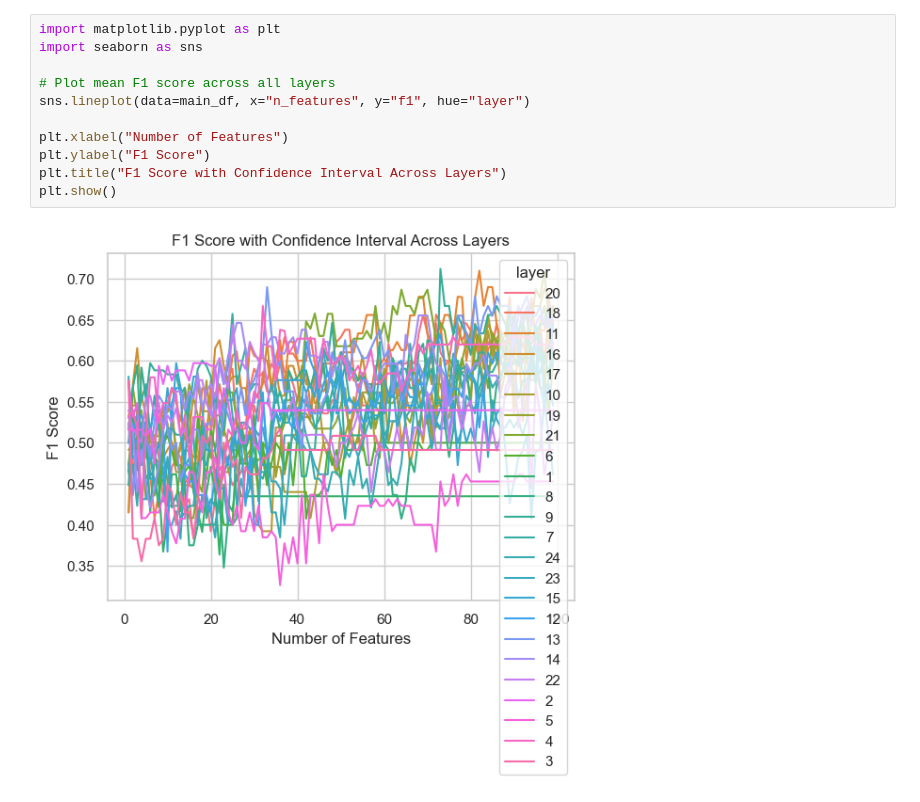
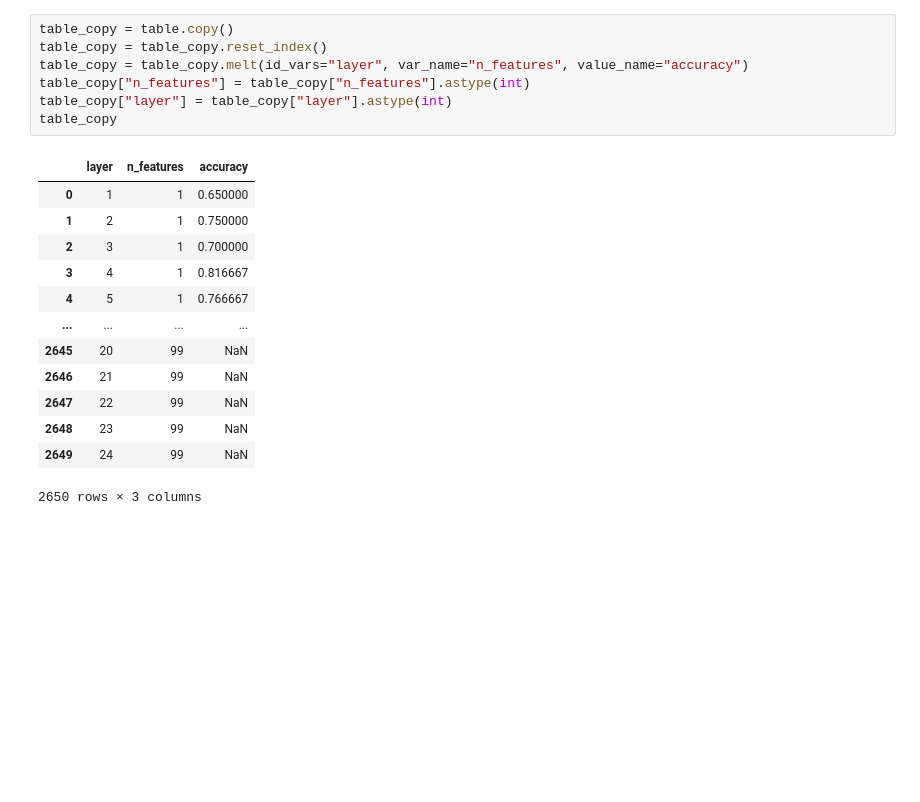
Before and after one commit to rufimelo99/SAE-Java-Bug-Detection, a Jupyter notebook: drl_patches/sparse_autoencoders/visualization.ipynb, the cells around one changed output. Saved outputs shown, nothing was run; the diff lists cells and outputs as text; blank space fills up the shorter version.

```diff
--- a/drl_patches/sparse_autoencoders/visualization.ipynb
+++ b/drl_patches/sparse_autoencoders/visualization.ipynb
@@ -129,13 +118,21 @@ plt.show()
-# %%
-import matplotlib.pyplot as plt
-import seaborn as sns
-
-# Plot mean F1 score across all layers
-sns.lineplot(data=main_df, x="n_features", y="f1", hue="layer")
-
-plt.xlabel("Number of Features")
-plt.ylabel("F1 Score")
-plt.title("F1 Score with Confidence Interval Across Layers")
-plt.show()
-# %% [output]
-[figure, removed]
+# %%
+table_copy = table.copy()
+table_copy = table_copy.reset_index()
+table_copy = table_copy.melt(id_vars="layer", var_name="n_features", value_name="accuracy")
+table_copy["n_features"] = table_copy["n_features"].astype(int)
+table_copy["layer"] = table_copy["layer"].astype(int)
+table_copy
+# %% [output]
+|  | layer | n_features | accuracy |
+| 0 | 1 | 1 | 0.650000 |
+| 1 | 2 | 1 | 0.750000 |
+| 2 | 3 | 1 | 0.700000 |
+| 3 | 4 | 1 | 0.816667 |
+| 4 | 5 | 1 | 0.766667 |
+| ... | ... | ... | ... |
+| 2645 | 20 | 99 | NaN |
+| 2646 | 21 | 99 | NaN |
+| 2647 | 22 | 99 | NaN |
+| 2648 | 23 | 99 | NaN |
+| 2649 | 24 | 99 | NaN |
+2650 rows × 3 columns
```
Also changed, not shown: parts of 6 cells of this notebook.
